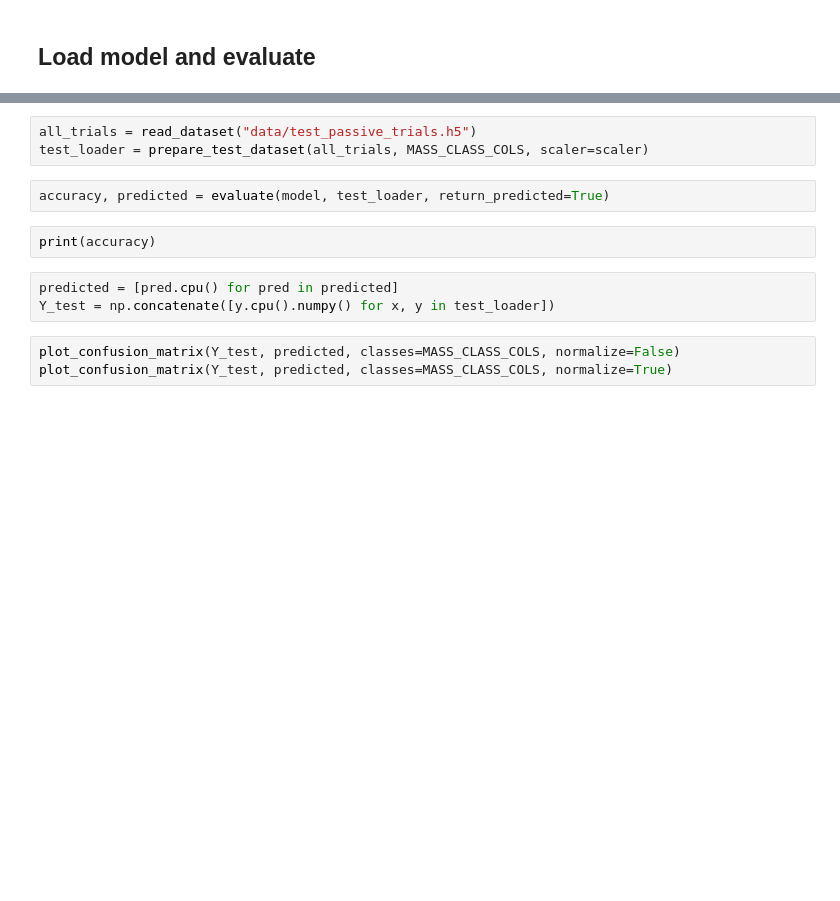
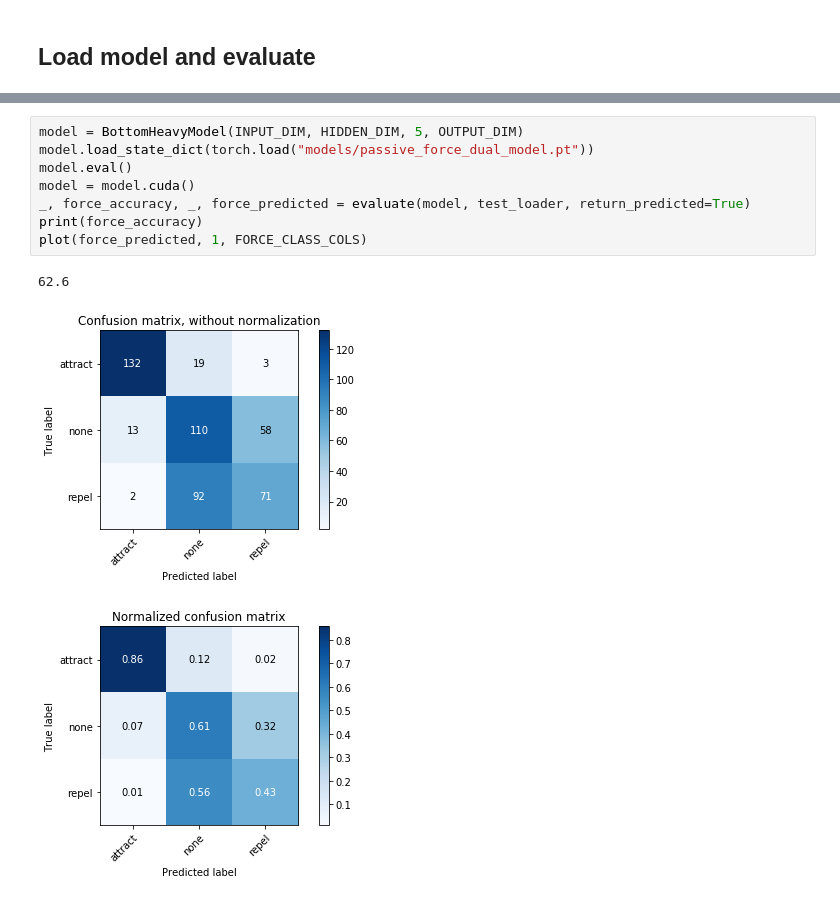
Before and after one commit to iamhectorotero/learning-physical-properties-with-rnns, a Jupyter notebook: 3b. Passive Training loop (TWO HEADS).ipynb, the cells around one changed output, grey strips where cells are left out. Saved outputs shown, nothing was run; the diff lists cells and outputs as text; blank space fills up the shorter version.

```diff
--- a/3b. Passive Training loop (TWO HEADS).ipynb
+++ b/3b. Passive Training loop (TWO HEADS).ipynb
@@ -222,13 +282,12 @@ model = model.cuda()
-# %%
-all_trials = read_dataset("data/test_passive_trials.h5")
-test_loader = prepare_test_dataset(all_trials, MASS_CLASS_COLS, scaler=scaler)
-# %%
-accuracy, predicted = evaluate(model, test_loader, return_predicted=True)
-# %%
-print(accuracy)
-# %%
-predicted = [pred.cpu() for pred in predicted]
-Y_test = np.concatenate([y.cpu().numpy() for x, y in test_loader])
-# %%
-plot_confusion_matrix(Y_test, predicted, classes=MASS_CLASS_COLS, normalize=False)
-plot_confusion_matrix(Y_test, predicted, classes=MASS_CLASS_COLS, normalize=True)
+# %%
+model = BottomHeavyModel(INPUT_DIM, HIDDEN_DIM, 5, OUTPUT_DIM)
+model.load_state_dict(torch.load("models/passive_force_dual_model.pt"))
+model.eval()
+model = model.cuda()
+_, force_accuracy, _, force_predicted = evaluate(model, test_loader, return_predicted=True)
+print(force_accuracy)
+plot(force_predicted, 1, FORCE_CLASS_COLS)
+# %% [output]
+62.6
+[figure, added]
+[figure, added]
```
Also changed, not shown: parts of 21 cells of this notebook, 2 other files.
